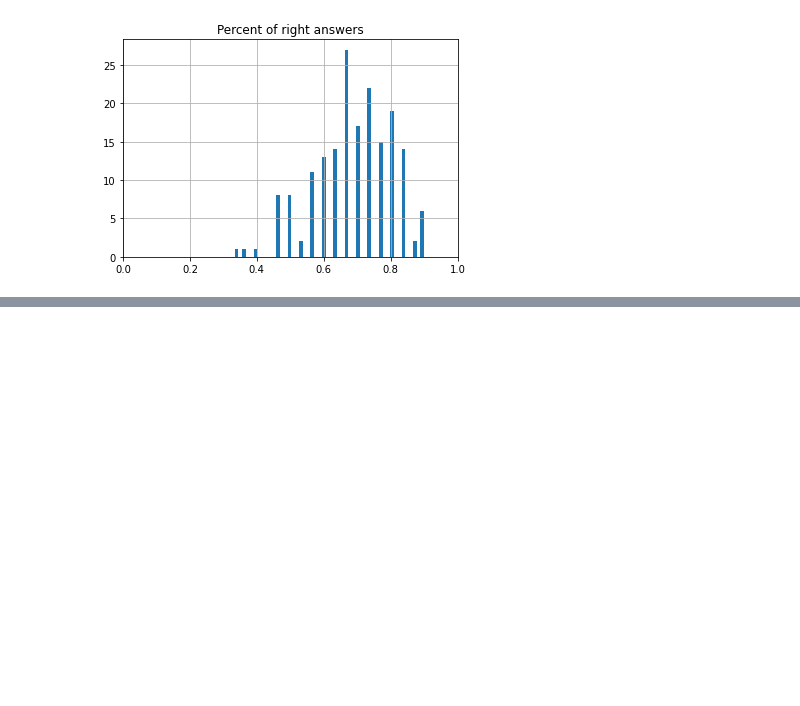
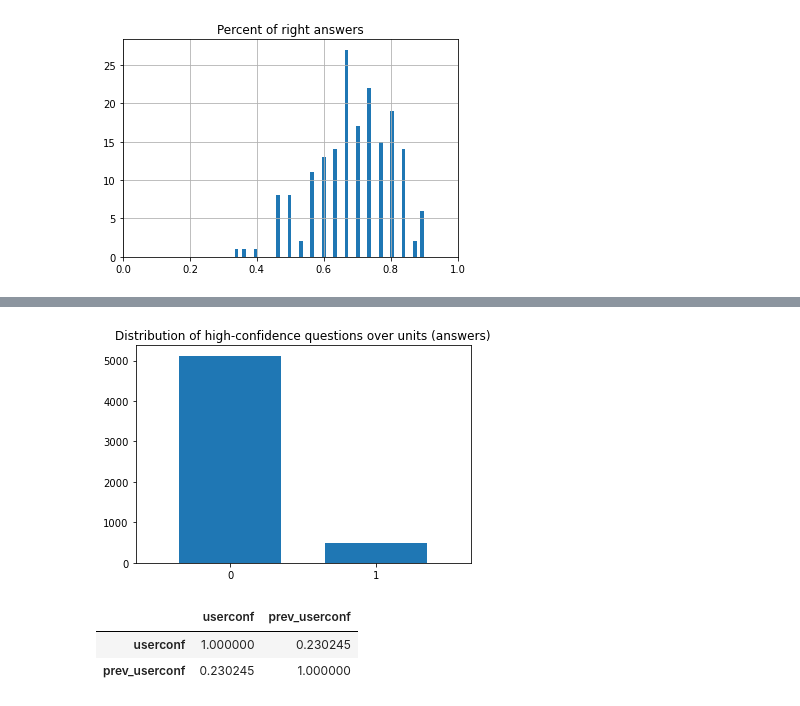
Before and after one commit to MatanSolomon01/097400-Final-Project, a Jupyter notebook: Data exploration.ipynb, the cells around one changed output, grey strips where cells are left out. Saved outputs shown, nothing was run; the diff lists cells and outputs as text; code cells hidden in the pictures; blank space fills up the shorter version.

```diff
--- a/Data exploration.ipynb
+++ b/Data exploration.ipynb
@@ -122,0 +138,22 @@ data.head(3)
+# %%
+q = 0.35
+t[f'high_confidence_{high_confidence_threshold}'].astype(int).hist(bins=[-0.5,0.5,1.5], width=2*q)
+plt.title("Distribution of high-confidence questions over units (answers)")
+plt.xticks(np.arange(2) - (0.5-q), [0, 1])
+plt.xlim(-0.8, 1.5)
+plt.grid(False)
+plt.savefig("plots/" + plt.gcf().axes[0].get_title())
+plt.show()
+# %% [output]
+[figure, added]
+# %%
+t = data[['user_id', 'order', 'userconf']].copy()
+t['order-1'] = t['order'] - 1
+t = pd.merge(t, data[['user_id', 'order', 'userconf']], how='left', left_on=['user_id', 'order-1'], right_on=['user_id', 'order'])
+t = t[['user_id', 'order_x', 'userconf_x', 'userconf_y']]
+t.rename(columns={'order_x':'order', 'userconf_x':'userconf', 'userconf_y':'prev_userconf'}, inplace=True)
+t[['userconf', 'prev_userconf']].astype(float).corr()
+# %% [output]
+|  | userconf | prev_userconf |
+| userconf | 1.000000 | 0.230245 |
+| prev_userconf | 0.230245 | 1.000000 |
```
Also changed, not shown: parts of 7 cells of this notebook, 6 other files.
